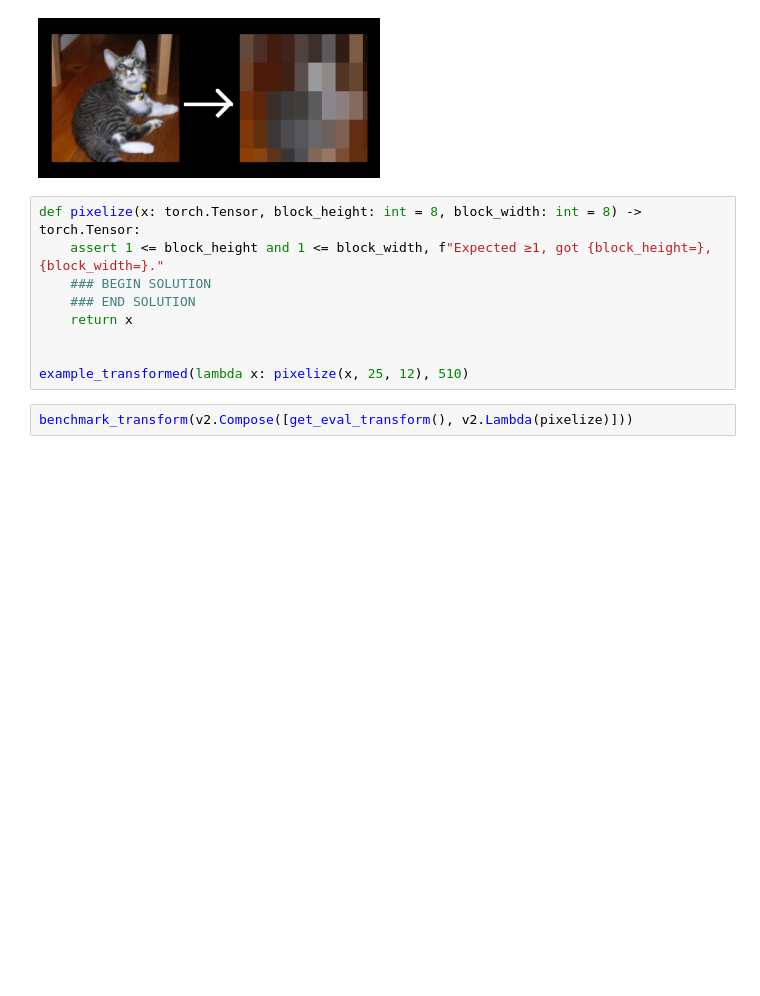
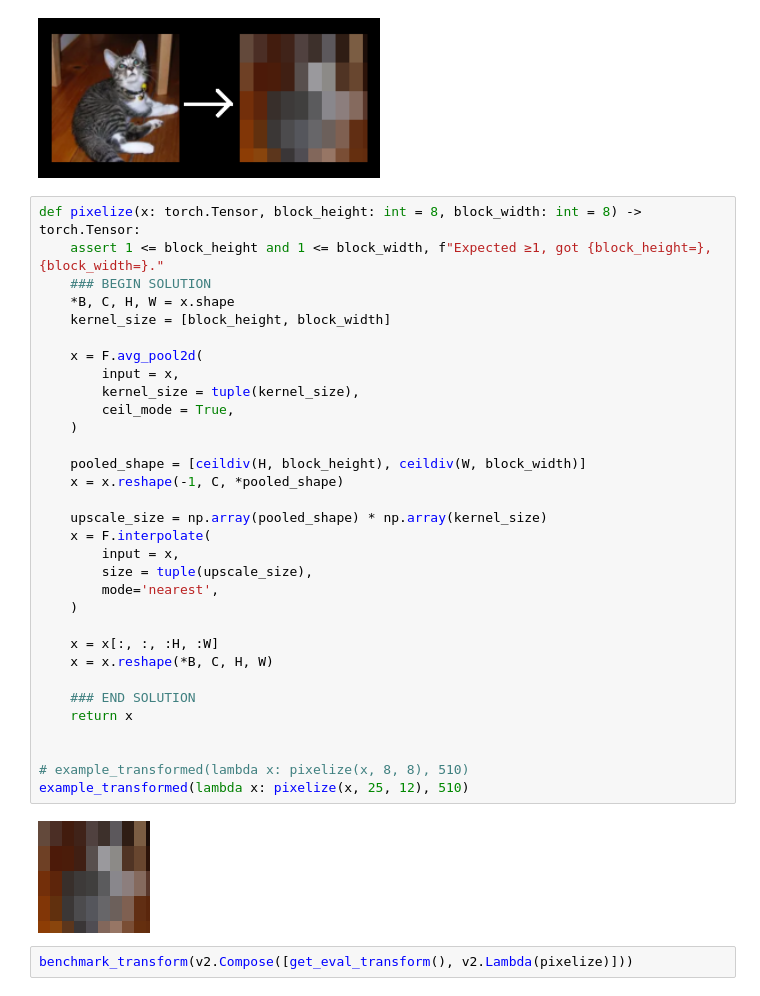
Before and after one commit to Jokilos/ML-stuff, a Jupyter notebook: DNN/hw2/hw2-textureVsShape-student.ipynb, the cells around one changed output. Cells and saved outputs as stored; diff of their text form; blank space fills up the shorter version.

```diff
--- a/DNN/hw2/hw2-textureVsShape-student.ipynb
+++ b/DNN/hw2/hw2-textureVsShape-student.ipynb
@@ -626,12 +626,37 @@ Implement a transformation that averages blocks of `block_height x block_width`
 # %%
 def pixelize(x: torch.Tensor, block_height: int = 8, block_width: int = 8) -> torch.Tensor:
     assert 1 <= block_height and 1 <= block_width, f"Expected ≥1, got {block_height=}, {block_width=}."
     ### BEGIN SOLUTION
+    *B, C, H, W = x.shape
+    kernel_size = [block_height, block_width]
+
+    x = F.avg_pool2d(
+        input = x,
+        kernel_size = tuple(kernel_size),
+        ceil_mode = True,
+    )
+
+    pooled_shape = [ceildiv(H, block_height), ceildiv(W, block_width)]
+    x = x.reshape(-1, C, *pooled_shape)
+
+    upscale_size = np.array(pooled_shape) * np.array(kernel_size)
+    x = F.interpolate(
+        input = x,
+        size = tuple(upscale_size),
+        mode='nearest',
+    )
+
+    x = x[:, :, :H, :W]
+    x = x.reshape(*B, C, H, W)
+
     ### END SOLUTION
     return x
 
 
+# example_transformed(lambda x: pixelize(x, 8, 8), 510)
 example_transformed(lambda x: pixelize(x, 25, 12), 510)
+# %% [output]
+[figure, added]
 # %%
 benchmark_transform(v2.Compose([get_eval_transform(), v2.Lambda(pixelize)]))
 # %% [markdown]
```
Also changed, not shown: parts of 3 cells of this notebook.
